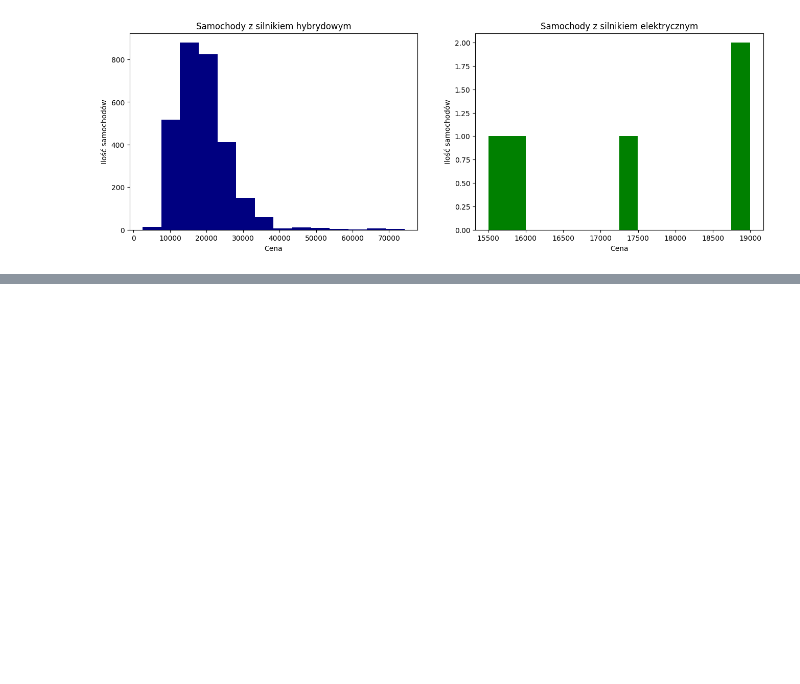
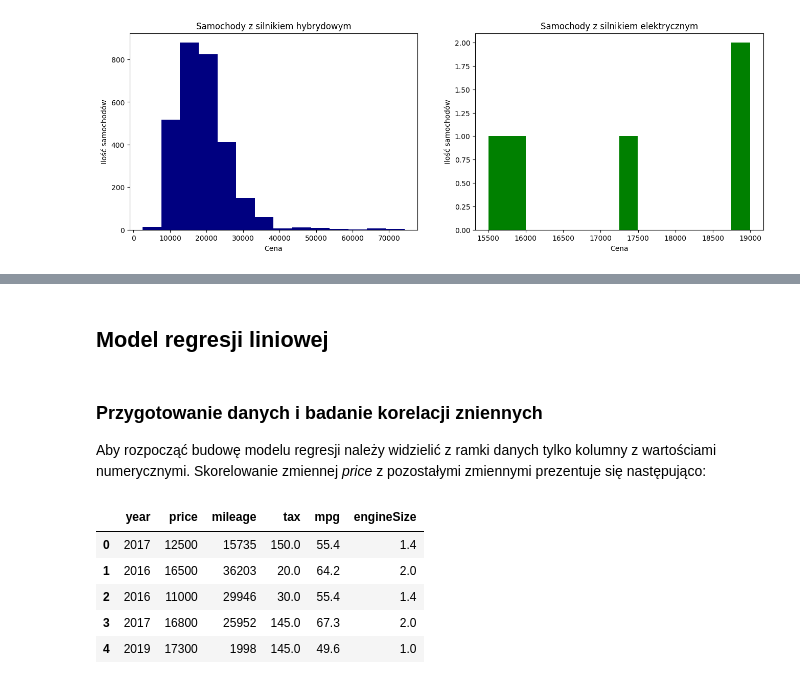
Before and after one commit to NotMatque/stat-project, a Jupyter notebook: Untitled0.ipynb, the cells around one changed output, grey strips where cells are left out. Saved outputs shown, nothing was run; the diff lists cells and outputs as text; code cells hidden in the pictures; blank space fills up the shorter version.

Commit message:
Cd. pracy KG, model reg. lin.

```diff
--- a/Untitled0.ipynb
+++ b/Untitled0.ipynb
@@ -164,0 +213,16 @@ plt.show()
+# %% [markdown]
+## Model regresji liniowej
+# %% [markdown]
+### Przygotowanie danych i badanie korelacji zniennych
+Aby rozpocząć budowę modelu regresji należy widzielić z ramki danych tylko kolumny z wartościami numerycznymi. Skorelowanie zmiennej *price*
+z pozostałymi zmiennymi prezentuje się następująco:
+# %%
+data_num = data.select_dtypes(include = ['number'])
+data_num.head()
+# %% [output]
+|  | year | price | mileage | tax | mpg | engineSize |
+| 0 | 2017 | 12500 | 15735 | 150.0 | 55.4 | 1.4 |
+| 1 | 2016 | 16500 | 36203 | 20.0 | 64.2 | 2.0 |
+| 2 | 2016 | 11000 | 29946 | 30.0 | 55.4 | 1.4 |
+| 3 | 2017 | 16800 | 25952 | 145.0 | 67.3 | 2.0 |
+| 4 | 2019 | 17300 | 1998 | 145.0 | 49.6 | 1.0 |
```
Also changed, not shown: parts of 27 cells of this notebook.
